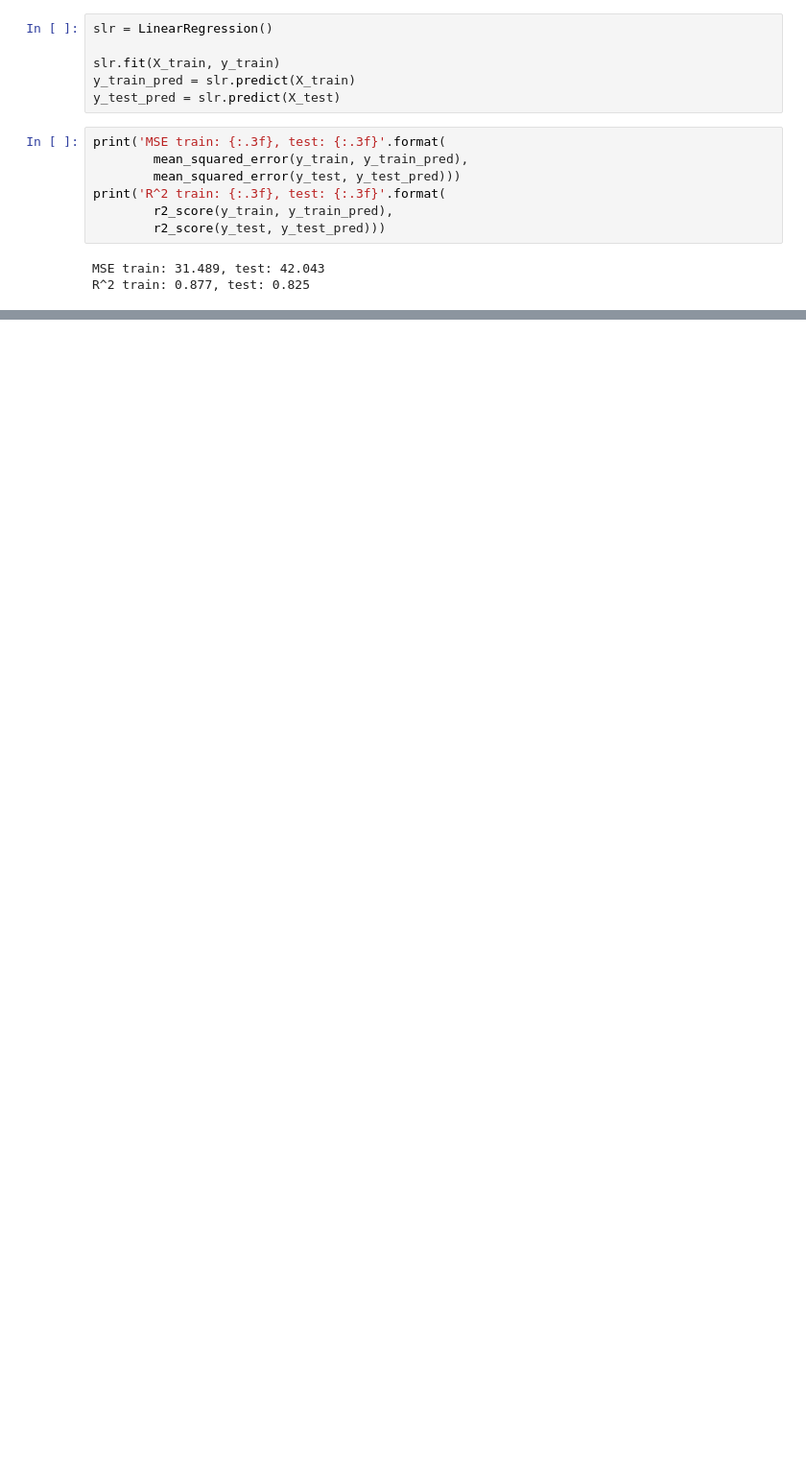
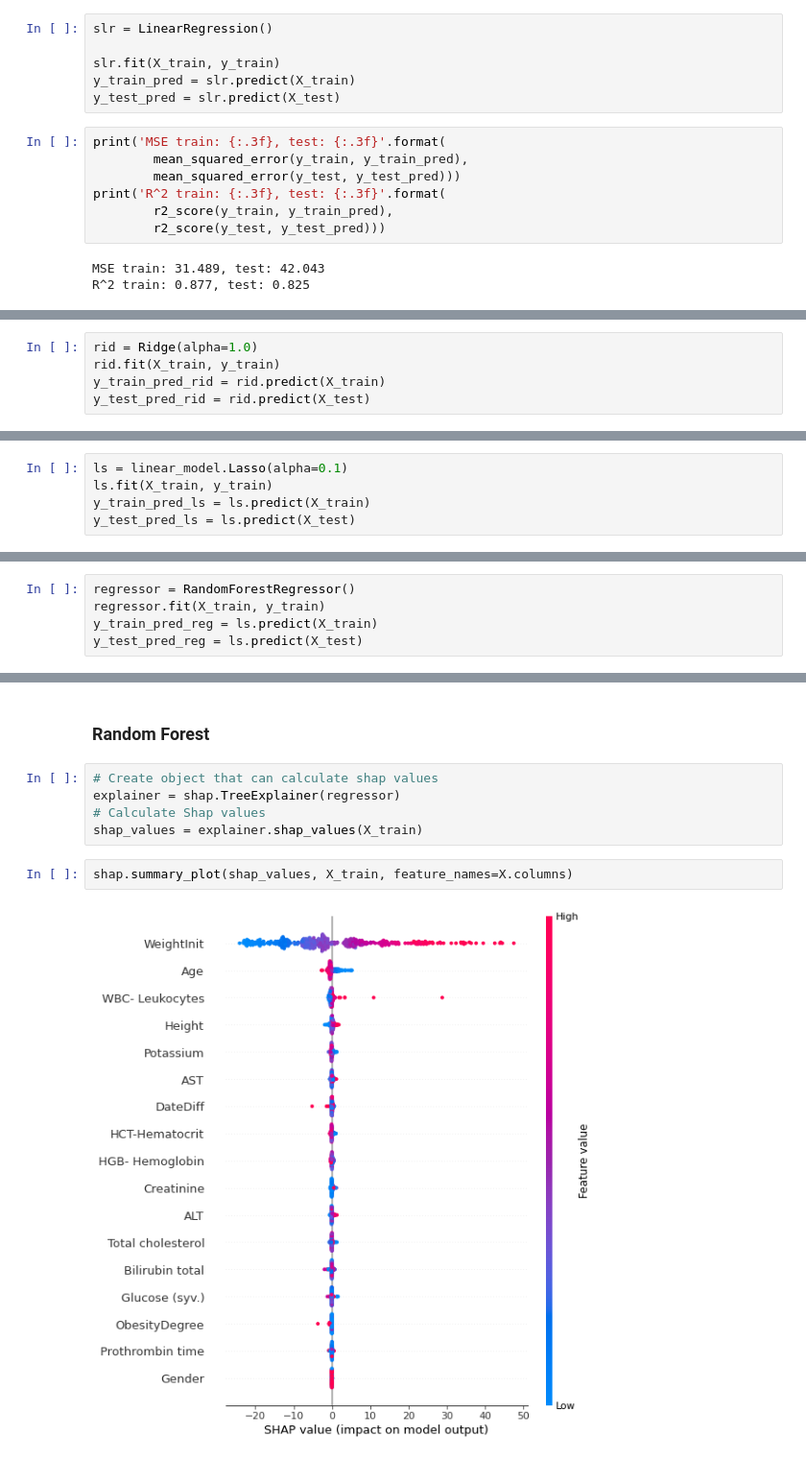
Before and after one commit to alex-mat-s/ITMO_MedicalStatistics, a Jupyter notebook: Project_Models.ipynb, the cells around one changed output, grey strips where cells are left out. Shown at 96% size. Saved outputs shown, nothing was run; the diff lists cells and outputs as text; blank space fills up the shorter version.

Commit message:
Models Explanation

```diff
--- a/Project_Models.ipynb
+++ b/Project_Models.ipynb
@@ -60,0 +74,5 @@ R^2 train: 0.877, test: 0.825
+# %%
+rid = Ridge(alpha=1.0)
+rid.fit(X_train, y_train)
+y_train_pred_rid = rid.predict(X_train)
+y_test_pred_rid = rid.predict(X_test)
@@ -60,0 +91,5 @@ R^2 train: 0.877, test: 0.825
+# %%
+ls = linear_model.Lasso(alpha=0.1)
+ls.fit(X_train, y_train)
+y_train_pred_ls = ls.predict(X_train)
+y_test_pred_ls = ls.predict(X_test)
@@ -60,0 +108,5 @@ R^2 train: 0.877, test: 0.825
+# %%
+regressor = RandomForestRegressor()
+regressor.fit(X_train, y_train)
+y_train_pred_reg = ls.predict(X_train)
+y_test_pred_reg = ls.predict(X_test)
@@ -60,0 +125,11 @@ R^2 train: 0.877, test: 0.825
+# %% [markdown]
+### Random Forest
+# %%
+# Create object that can calculate shap values
+explainer = shap.TreeExplainer(regressor)
+# Calculate Shap values
+shap_values = explainer.shap_values(X_train)
+# %%
+shap.summary_plot(shap_values, X_train, feature_names=X.columns)
+# %% [output]
+[figure, added]
```
Also changed, not shown: parts of 26 cells of this notebook.
